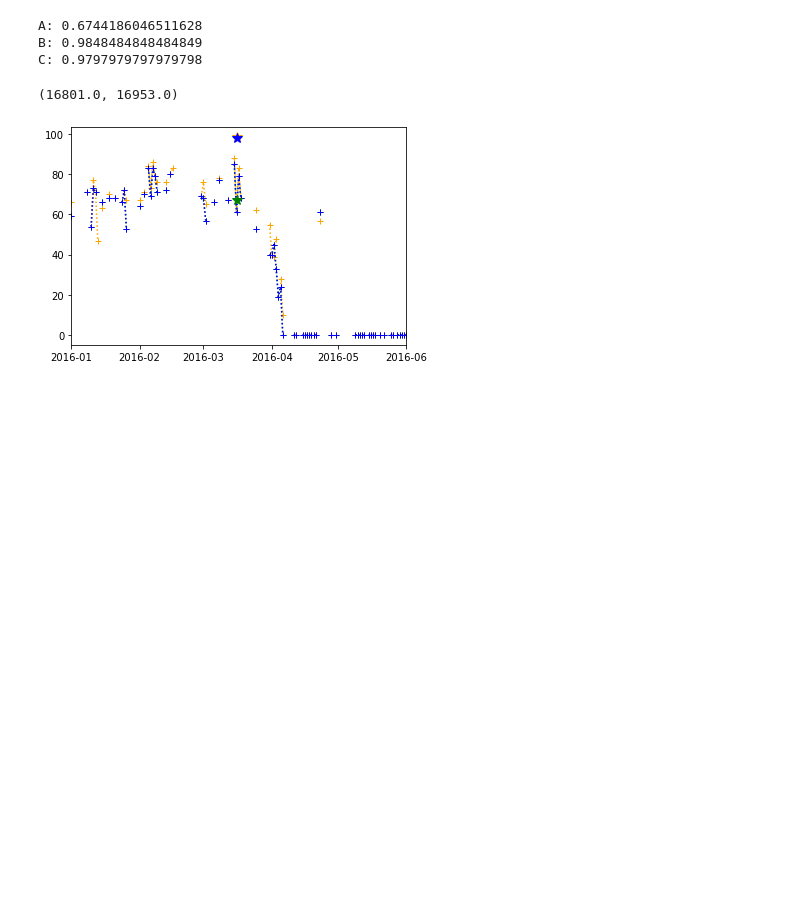
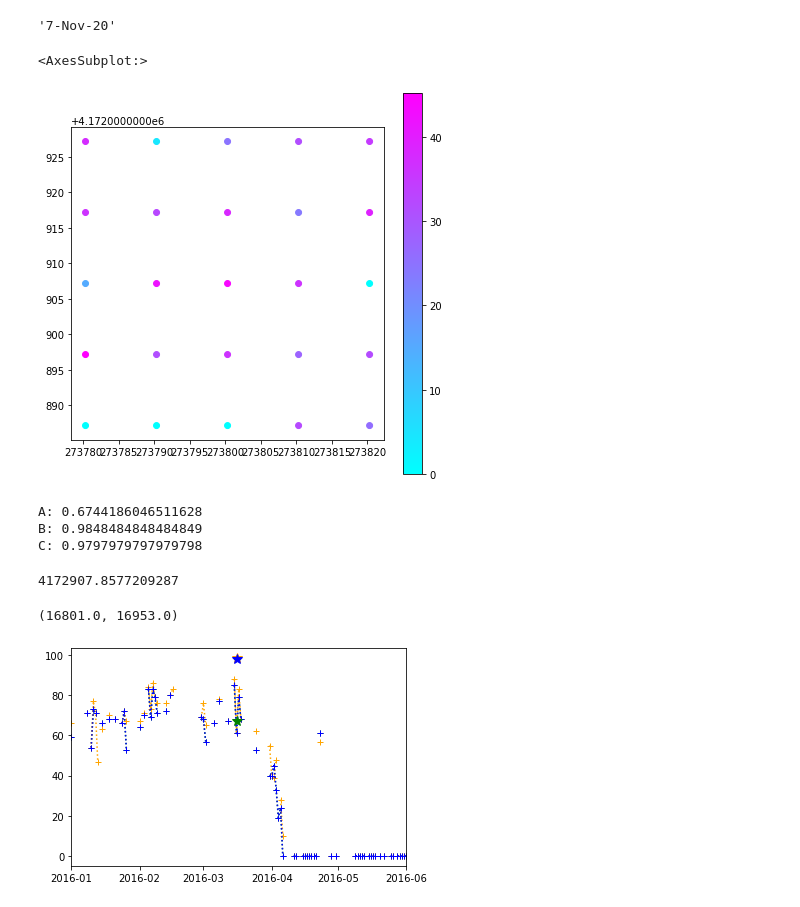
Before and after one commit to mariannecowherd/ICB, a Jupyter notebook: code/snowgrid.ipynb, the cells around one changed output. Cells and saved outputs as stored; diff of their text form; code cells hidden in the pictures; blank space fills up the shorter version.

```diff
--- a/code/snowgrid.ipynb
+++ b/code/snowgrid.ipynb
@@ -40,8 +158,23 @@ icb_meta = pd.read_pickle('./icb_metadata.pkl')
+# %%
+data.Cam0167_date[1]
+# %% [output]
+'7-Nov-20'
+# %%
+##  read in manual snow depths from march 2022 trip
+grid_2022 = pd.read_csv('data/wetland_march2022.csv')
+geometry = [Point(xy) for xy in zip(grid_2022.iloc[:, 2], grid_2022.iloc[:, 3])]
+gdf_2022 = geopandas.GeoDataFrame(grid_2022, geometry=geometry)
 # %%
 df = pd.read_csv('data/Gridded_Snow_Depths/snowgrid_march16.csv')
 df1=df.interpolate()
 geometry = [Point(xy) for xy in zip(df.iloc[:, 0], df.iloc[:, 1])]
 gdf = geopandas.GeoDataFrame(df, geometry=geometry)
+from matplotlib import cm
+fig,ax=plt.subplots(figsize=(7,7))
+gdf_2022.plot(column='avg',cmap = 'cool',ax=ax,legend=True,label='Snow Depth [cm]')
+# %% [output]
+<AxesSubplot:>
+[figure, added]
 # %%
 # observed fsca . this should not-count anything that has nan values for the snow cover.
 # this is within the actual grid, which is much smaller than the modis pixel
@@ -63,6 +196,10 @@ modisC = pd.read_csv('data/modis_fsca_C.csv')
 def add_dt(df):
     tmp = [datetime.datetime.strptime(val,'%b %d, %Y') for val in df['system:time_start']]
     df['dt'] = tmp
+# %%
+np.nanmean(gdf.loc[gdf.Grid=='A'].lat_UTM11)
+# %% [output]
+4172907.8577209287
 # %%
 add_dt(modisA)
 add_dt(modisB)
```
Also changed, not shown: parts of 10 cells of this notebook, 2 other files.
